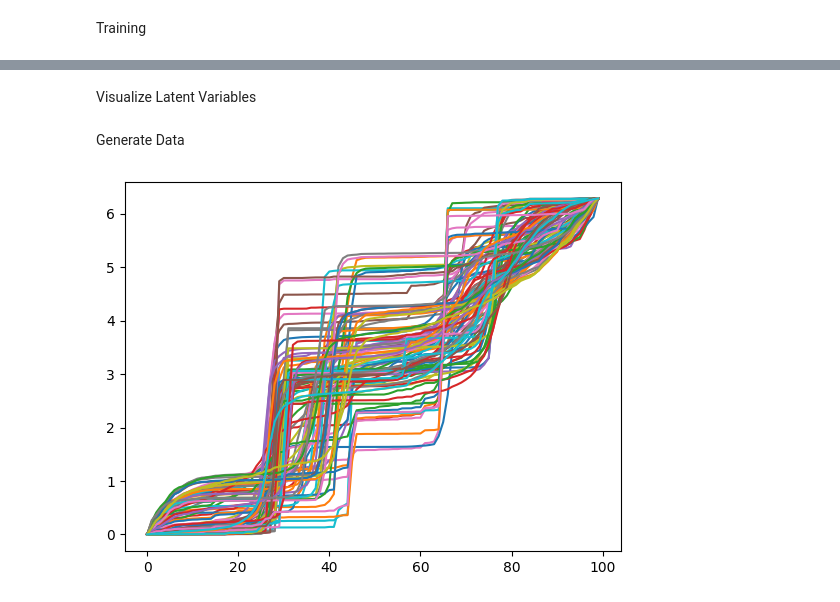
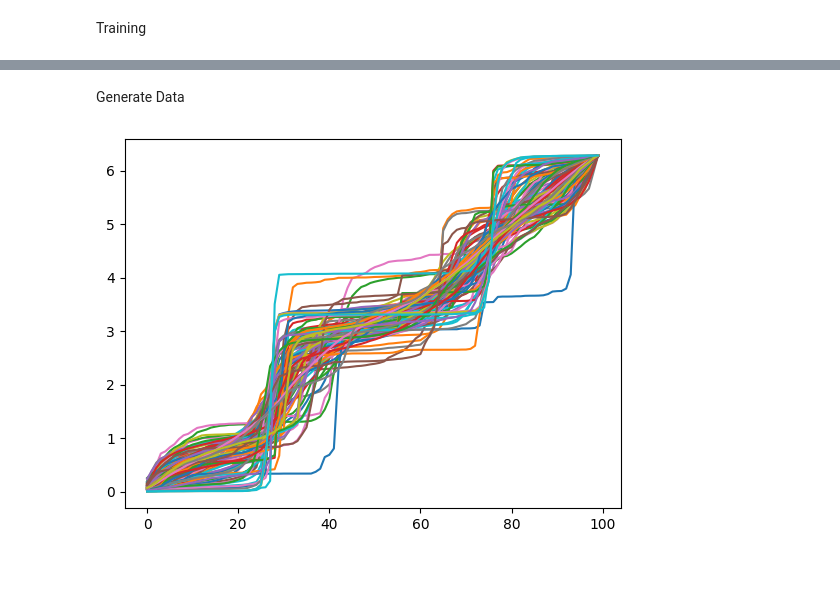
Before and after one commit to hootingli/VAE-for-2D-Shapes, a Jupyter notebook: VAE/VAE.ipynb, the cells around one changed output, grey strips where cells are left out. Cells and saved outputs as stored; diff of their text form; code cells hidden in the pictures; blank space fills up the shorter version.

```diff
--- a/VAE/VAE.ipynb
+++ b/VAE/VAE.ipynb
@@ -22,17 +23,26 @@ train_data = TensorDataset(cw_tensor)
 Training
 # %%
 # Configuration
+
 INPUT_DIM = 100  # Adjusted input dimension to match your complex data
 H_DIM = 50
-Z_DIM = 20
+Z_DIM = 25
 H_LAYERS = [2,2,2,2,2,2,2]
 LR_RATE = 1e-3
 BATCH_SIZE = 1024
 
+torch.manual_seed(717)
 train_loader = DataLoader(dataset=train_data, batch_size=BATCH_SIZE, shuffle=True)
+
+## Init model
 model = ResVariationalAutoEncoder(input_dim=INPUT_DIM, h_dim=H_DIM, h_layers=H_LAYERS, z_dim=Z_DIM).to(DEVICE)
-optimizer = optim.Adam(model.parameters(), lr=LR_RATE, weight_decay=1e-5, betas=(0.9, 0.999))
+model.initial()
 
+## Load model
+# model = torch.load('VAE_theta+bias1.pth')
+
+optimizer = optim.Adam(model.parameters(), lr=LR_RATE, weight_decay=1e-5, betas=(0.5, 0.999))
+scheduler = optim.lr_scheduler.MultiStepLR(optimizer, milestones=[5000,12000], gamma=0.5)
 
 model.to(DEVICE)
 
@@ -42,7 +52,7 @@ loss_list = np.zeros(loader_size)  # To store reconstruction diff losses
 recon_loss_list = np.zeros(loader_size)  # To store reconstruction losses
 kl_loss_list = np.zeros(loader_size)         # To store KL divergence losses
 # %%
-NUM_EPOCHS = 5000
+NUM_EPOCHS = 20000
 KL_RATE = 0.01
 
 model.train()
@@ -60,6 +70,7 @@ for epoch in range(NUM_EPOCHS):
         optimizer.zero_grad()
         loss.backward()
         optimizer.step()
+        scheduler.step()
 
         # Append losses to the lists
         loss_list[i] = loss.item()
@@ -101,2 +110,0 @@ KeyboardInterrupt:
-# %% [markdown]
-Visualize Latent Variables
@@ -145,7 +111,7 @@ visualize_latent_distribution(model, data_loader, device, input_size=100)
 # %% [markdown]
 Generate Data
 # %%
-def generate(num_examples=1, mu_vals=None, sigma_vals=None, z_dim=Z_DIM, input_dim=INPUT_DIM, save_path='./output.mat'):
+def generate(num=1, mu_vals=None, sigma_vals=None, z_dim=Z_DIM):
     if mu_vals is None:
         mu = torch.zeros(1, z_dim).to(DEVICE, dtype=torch.float)
     else:
@@ -160,24 +126,24 @@ def generate(num_examples=1, mu_vals=None, sigma_vals=None, z_dim=Z_DIM, input_d
 
     model.eval()
     with torch.no_grad():
-        for _ in range(num_examples):
+        for _ in range(num):
             out = model.generate(mu, sigma)
             generated_data.append(out)
 
     # Convert the generated data to a numpy array
-    generated_data = torch.cat(generated_data, dim=0).cpu().detach().numpy()
+    generated_data = torch.cat(generated_data, dim=0)
 
-    # Save the generated data as a .mat file
-    scipy.io.savemat(save_path, {'generated_data': generated_data})
-    return generated_data
+    return generated_data.cpu().detach().numpy()
 # %%
-generated_data = generate(num_examples=100, save_path='./output_theta+bias1.mat')
-# generated_data = cw.cpu().numpy()
+n = 100
+
+generated_data = generate(num=n, sigma_vals=np.repeat(0.3, Z_DIM))
+# groud_truth
+# generated_data = cw.cpu().numpy()[np.random.choice(range(cw.shape[0]),n)]
+
 angle = np.cumsum(generated_data, axis=1)
-angle = angle / angle[:, -1].reshape(-1, 1) * 2 * np.pi
-# angle[10]
+
 for i in range(angle.shape[0]):
     plt.plot(angle[i])
-# plt.plot(angle)
 # %% [output]
-[figure, old version]
+[figure, new version]
```
Also changed, not shown: parts of 4 cells of this notebook, 5 other files.
